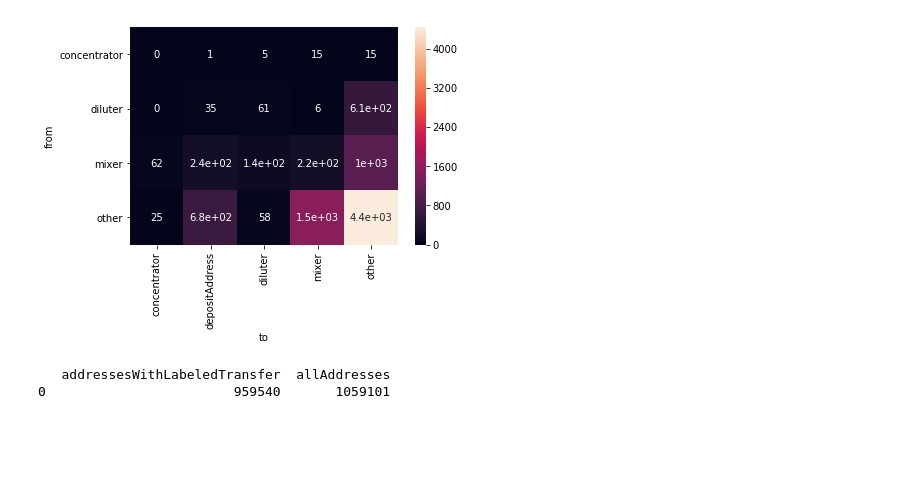
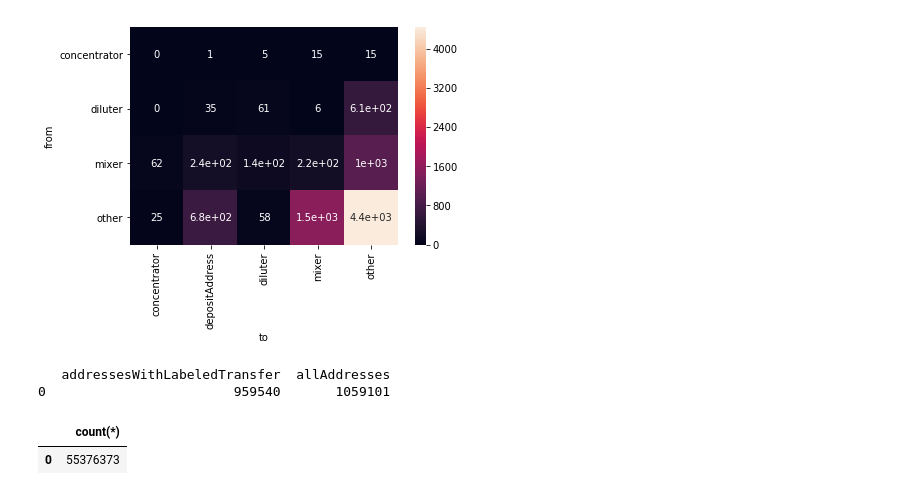
Before and after one commit to daniel-wenzel/polonius, a Jupyter notebook: jupyter/High Degree Addresses.ipynb, the cells around one changed output. Saved outputs shown, nothing was run; the diff lists cells and outputs as text; code cells hidden in the pictures; blank space fills up the shorter version.

```diff
--- a/jupyter/High Degree Addresses.ipynb
+++ b/jupyter/High Degree Addresses.ipynb
@@ -70,3 +67,8 @@ FROM
 # %% [output]
    addressesWithLabeledTransfer  allAddresses
 0                        959540       1059101
+# %%
+sql('''SELECT count(*) FROM Transfer''')
+# %% [output]
+|  | count(*) |
+| 0 | 55376373 |
```
Also changed, not shown: parts of 1 cell of this notebook.
